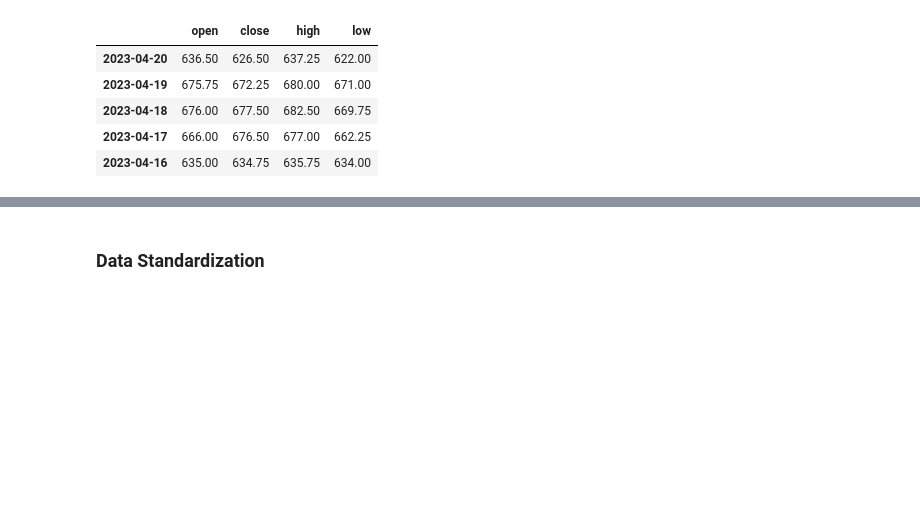
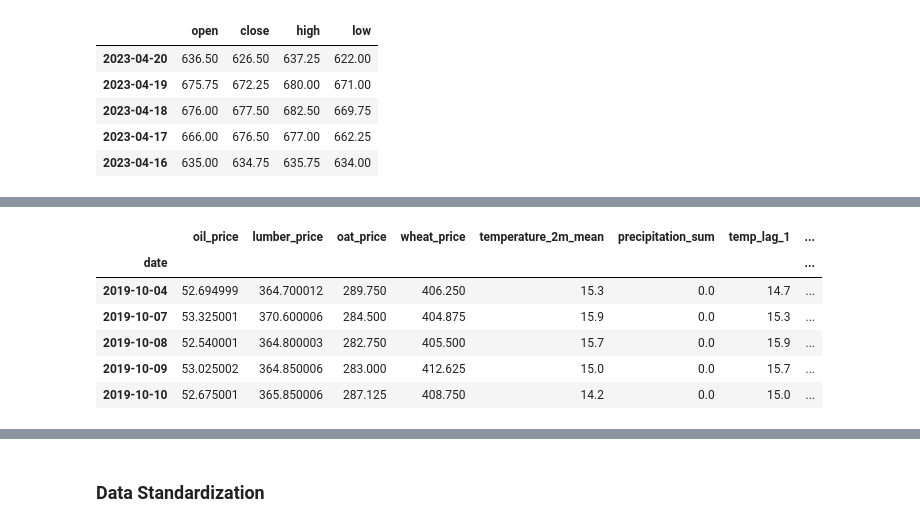
Before and after one commit to PrayusShrestha/crop-price-prediction, a Jupyter notebook: src/final_project.ipynb, the cells around one changed output, grey strips where cells are left out. Saved outputs shown, nothing was run; the diff lists cells and outputs as text; code cells hidden in the pictures; blank space fills up the shorter version.

```diff
--- a/src/final_project.ipynb
+++ b/src/final_project.ipynb
@@ -52 +55,6 @@ weather_data.head()
+# %%
+oil_df = pd.read_csv("../data/crude_oil.csv", index_col=0)
+lumber_df = pd.read_csv("../data/lumber_data.csv", index_col=0)
+oat_df = pd.read_csv("../data/oat_data.csv", index_col=0)
+wheat_df = pd.read_csv("../data/wheat_data.csv", index_col=0)
 # %%
@@ -75,3 +94,12 @@ corn_data.head()
 | 2018-04-25 | 383.875 |
 | 2018-04-26 | 385.500 |
 | 2018-04-27 | 387.875 |
+# %%
+oil_df = clean_commodity_df(df=oil_df, price_col_name="oil_price")
+lumber_df = clean_commodity_df(df=lumber_df, price_col_name="lumber_price")
+oat_df = clean_commodity_df(df=oat_df, price_col_name="oat_price")
+wheat_df = clean_commodity_df(df=wheat_df, price_col_name="wheat_price")
+# %%
+# Merging features
+X = pd.concat([oil_df, lumber_df, oat_df, wheat_df, weather_df], axis=1).dropna()
+X.head()
@@ -77,0 +114,19 @@ corn_data.head()
+# %%
+# Lag variables
+lags = [1, 7, 30, 84, 365] # day, week, month, 84 days = time taken for corn to grow, year
+
+# Creating lags in df
+for lag in lags:
+    X[f"temp_lag_{lag}"] = X["temperature_2m_mean"].shift(lag)
+    X[f"precip_lag_{lag}"] = X["precipitation_sum"].shift(lag)
+
+X.dropna(inplace=True)
+X.head()
+# %% [output]
+|  | oil_price | lumber_price | oat_price | wheat_price | temperature_2m_mean | precipitation_sum | temp_lag_1 | ... |
+| date |  |  |  |  |  |  |  | ... |
+| 2019-10-04 | 52.694999 | 364.700012 | 289.750 | 406.250 | 15.3 | 0.0 | 14.7 | ... |
+| 2019-10-07 | 53.325001 | 370.600006 | 284.500 | 404.875 | 15.9 | 0.0 | 15.3 | ... |
+| 2019-10-08 | 52.540001 | 364.800003 | 282.750 | 405.500 | 15.7 | 0.0 | 15.9 | ... |
+| 2019-10-09 | 53.025002 | 364.850006 | 283.000 | 412.625 | 15.0 | 0.0 | 15.7 | ... |
+| 2019-10-10 | 52.675001 | 365.850006 | 287.125 | 408.750 | 14.2 | 0.0 | 15.0 | ... |
```
Also changed, not shown: parts of 13 cells of this notebook, 2 other files.
